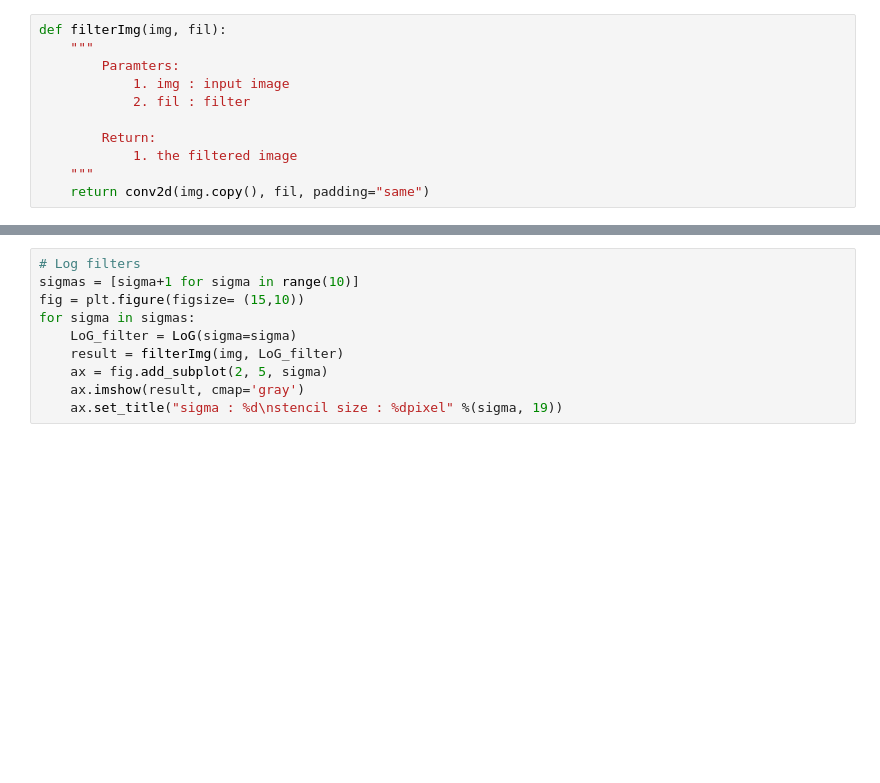
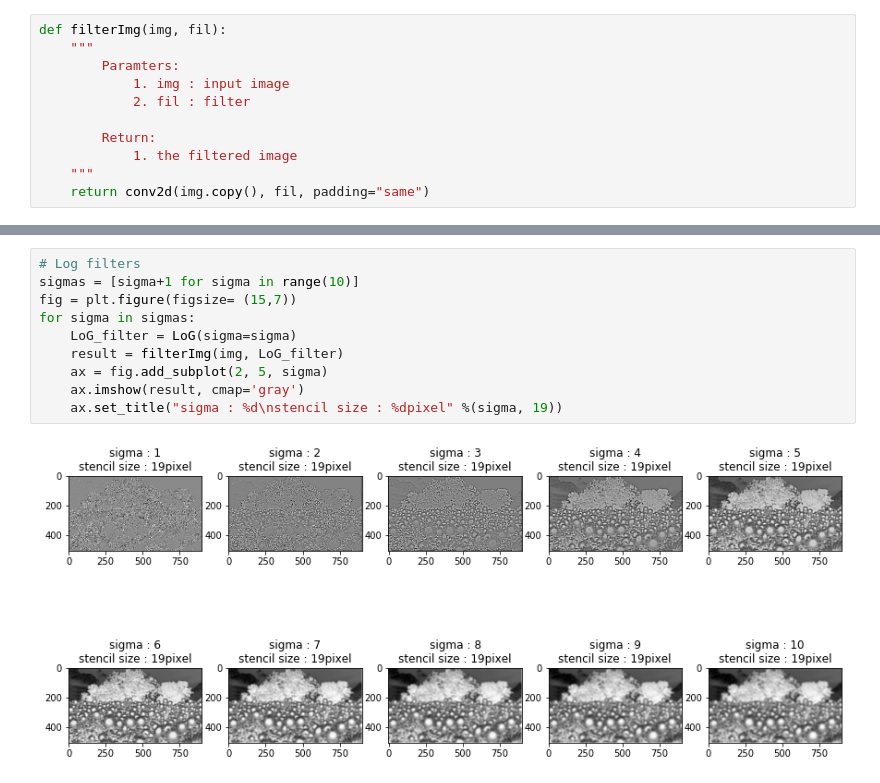
Before and after one commit to happyhyowon/assignment, a Jupyter notebook: vision/assignment2/logscale.ipynb, the cells around one changed output, grey strips where cells are left out. Saved outputs shown, nothing was run; the diff lists cells and outputs as text; blank space fills up the shorter version.

```diff
--- a/vision/assignment2/logscale.ipynb
+++ b/vision/assignment2/logscale.ipynb
@@ -87,10 +95,12 @@ plt.imshow(img, cmap='gray')
 # %%
 # Log filters
 sigmas = [sigma+1 for sigma in range(10)]
-fig = plt.figure(figsize= (15,10))
+fig = plt.figure(figsize= (15,7))
 for sigma in sigmas:
     LoG_filter = LoG(sigma=sigma)
     result = filterImg(img, LoG_filter)
     ax = fig.add_subplot(2, 5, sigma)
     ax.imshow(result, cmap='gray')
     ax.set_title("sigma : %d\nstencil size : %dpixel" %(sigma, 19))
+# %% [output]
+[figure, added]
```
Also changed, not shown: parts of 5 cells of this notebook.
